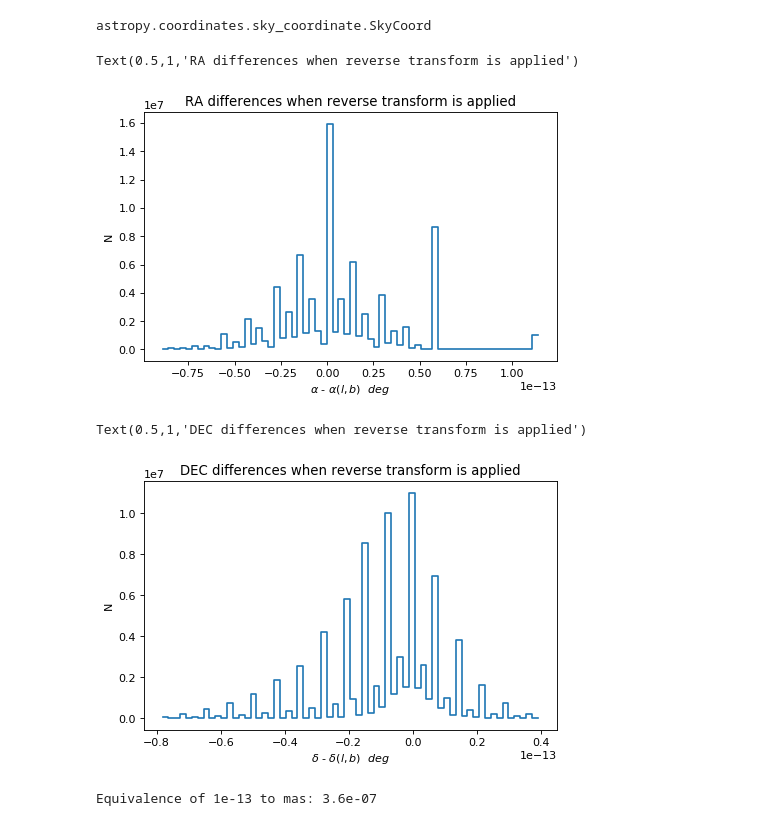
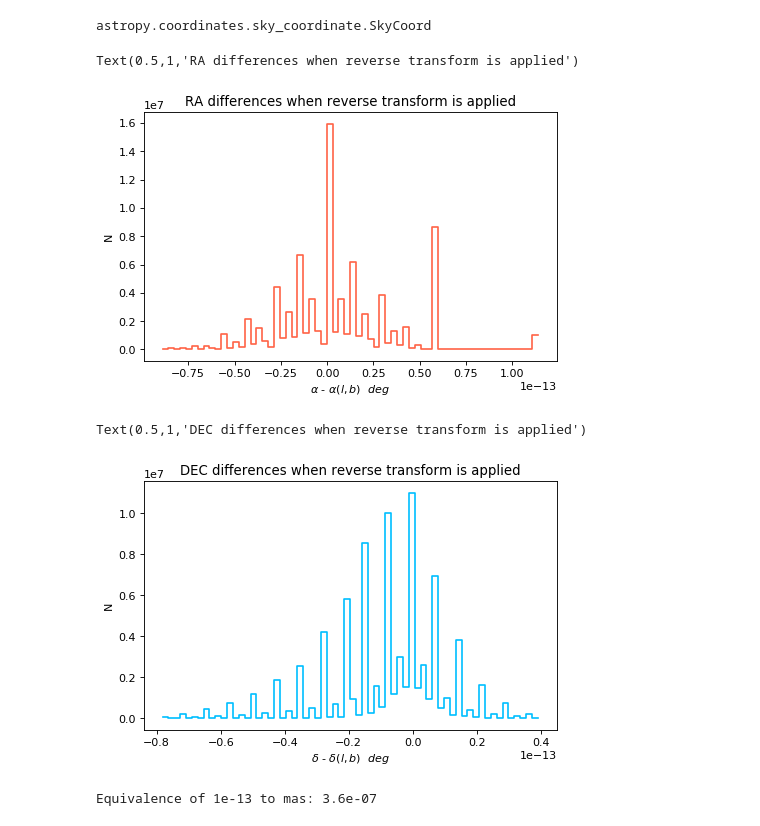
Before and after one commit to paztronomer/desdm_dr1_work, a Jupyter notebook: validation_eq2gal_coord.ipynb, the cells around one changed output. Drawn from its saved outputs; the diff is of its cells as text; code cells hidden in the pictures.

Commit message:
a color was changed

```diff
--- a/validation_eq2gal_coord.ipynb
+++ b/validation_eq2gal_coord.ipynb
@@ -171,23 +171,25 @@ ds_check = vx.from_arrays(d_ra=arr_coo["ALPHAWIN_J2000"] - eq2.ra.deg,
 # %%
 ds_check.plot1d("d_ra",
                 figsize=(6, 4),
+                color="tomato",
                 xlabel=r"$\alpha$ - $\alpha(l,b)$  $deg$",
                 ylabel="N",
                )
 plt.title("RA differences when reverse transform is applied")
 # %% [output]
 Text(0.5,1,'RA differences when reverse transform is applied')
-[figure, old version]
+[figure, new version]
 # %%
 ds_check.plot1d("d_dec",
                 figsize=(6, 4),
+                color="deepskyblue",
                 xlabel=r"$\delta$ - $\delta(l,b)$  $deg$",
                 ylabel="N",
                )
 plt.title("DEC differences when reverse transform is applied")
 # %% [output]
 Text(0.5,1,'DEC differences when reverse transform is applied')
-[figure, old version]
+[figure, new version]
 # %%
 print("Equivalence of 1e-13 to mas: {0}".format(1e-13*3600*1000))
 # %% [output]
```
